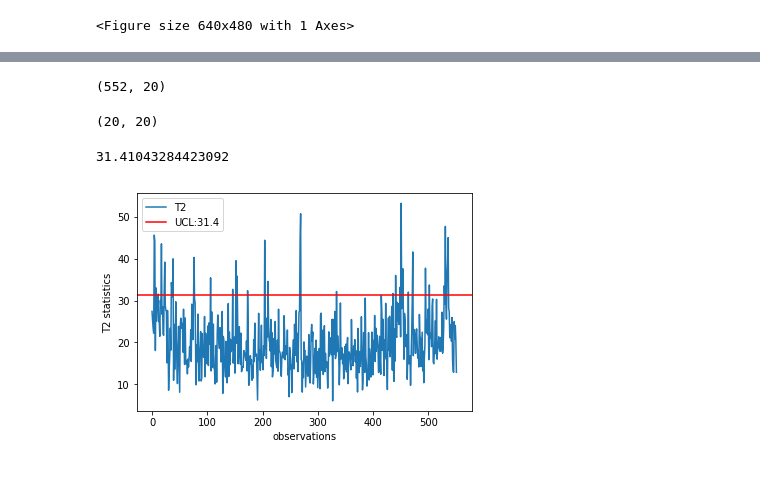
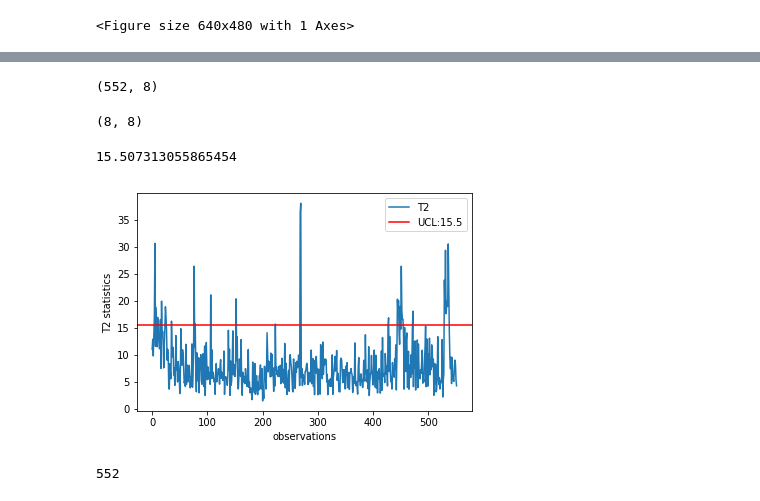
Before and after one commit to scleeza/PCA-and-HotellingT, a Jupyter notebook: 614project.ipynb, the cells around one changed output, grey strips where cells are left out. Saved outputs shown, nothing was run; the diff lists cells and outputs as text; code cells hidden in the pictures.

```diff
--- a/614project.ipynb
+++ b/614project.ipynb
@@ -47,21 +59,23 @@ plt.show()
 # %%
-#as the plot says, less than 50 PCs can explain 80% of the varaince
+# Determine number of PC
+"""as the Scree plot says,  PCs can explain most of the varaince"""
 from sklearn.decomposition import PCA
-pca=PCA(n_components=20) # chose 20 PCs for following analysis
+pca_num=8
+pca=PCA(n_components=pca_num) # chose 20 PCs for following analysis
 X_pca=pca.fit_transform(X)
 X_pca.shape
 # %% [output]
-(552, 20)
+(552, 8)
 # %%
 # covariance matrix of trimmed dataset
 cov_mat=np.cov(X_pca.T)
 cov_mat_inv=np.linalg.inv(cov_mat)
 cov_mat.shape
 # %% [output]
-(20, 20)
+(8, 8)
 # %%
 # X bar matrix
-X_bar=[X_pca[:,i].mean() for i in range(0,20)]
+X_bar=[X_pca[:,i].mean() for i in range(0,pca_num)]
 # %%
 # calculating X_j-X_bar
 X_sub=[X_pca[i,:]-X_bar for i in range(len(X_pca))]
@@ -70,20 +84,27 @@ X_sub=np.asmatrix(X_sub)
 # calculating T^2 statistics
 T_square=[np.float(np.matmul(np.matmul(X_sub[i,:],cov_mat_inv),X_sub[i,:].T)) for i in range(len(X_sub))]
 # %%
-# if we use alaph = 0.05 then
+#use alaph = 0.05 then the probability of the chi sqaure dist. will be
 from scipy.stats import chi2
-UCL=chi2.isf(0.05,20)
+alpha=0.05
+UCL=chi2.isf(alpha,pca_num)
 print(UCL)
 # %% [output]
-31.41043284423092
+15.507313055865454
 # %%
 # ploting
-
 plt.plot(range(len(X_pca)),T_square, label='T2')
-plt.axhline(y=UCL,color='r',label='UCL:31.4')
+plt.axhline(y=UCL,color='r',label='UCL:'+str(UCL)[:4])
 plt.xlabel('observations')
 plt.ylabel('T2 statistics')
 plt.legend(loc='best')
 plt.show()
 # %% [output]
-[figure, old version]
+[figure, new version]
+# %%
+# remove outlier
+T_square_tr=[i for i in T_square if i<=UCL]
+len(T_square_tr)
+len(T_square)
+# %% [output]
+552
```
Also changed, not shown: parts of 19 cells of this notebook.
